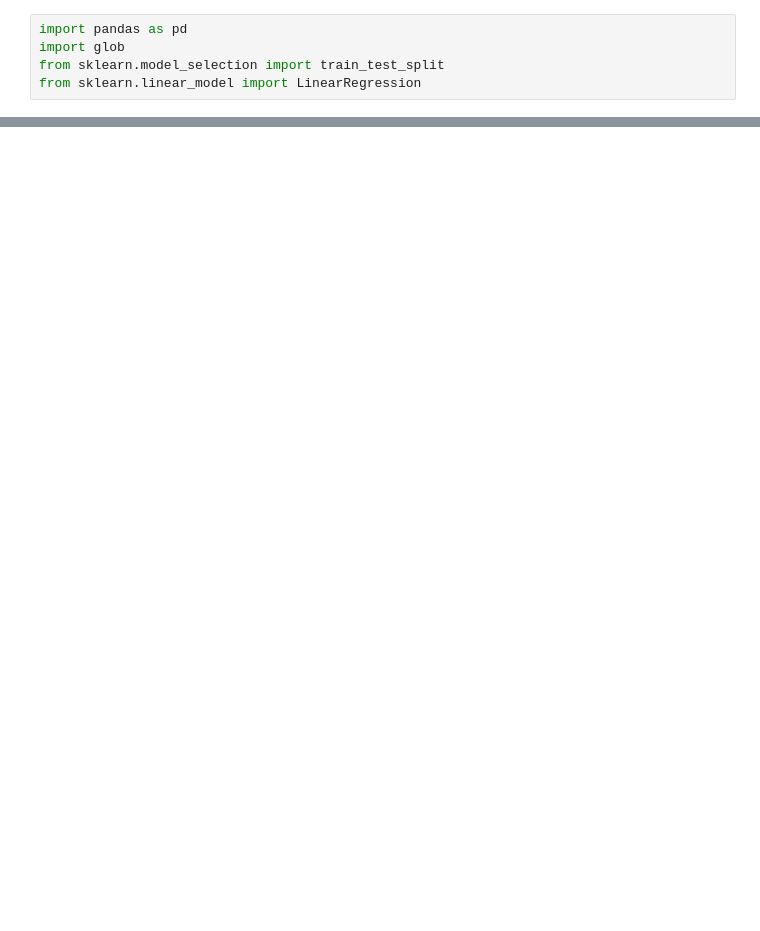
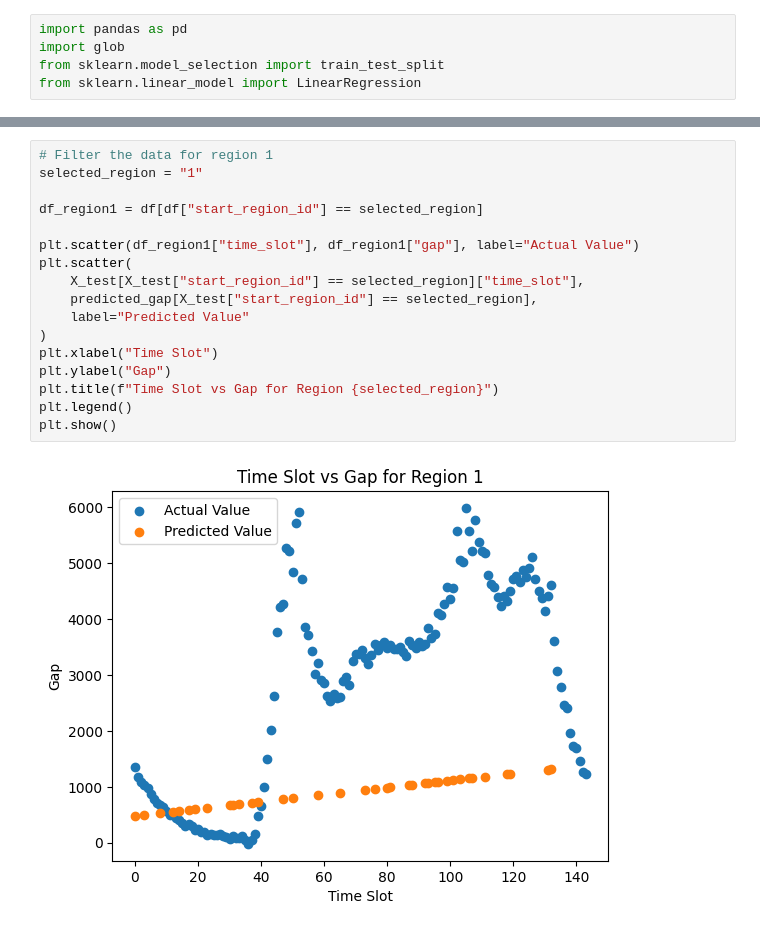
Before and after one commit to huzi0906/RideHailing_SupplyDemand_Prediction, a Jupyter notebook: i211102_i211187_Q.ipynb, the cells around one changed output, grey strips where cells are left out. Cells and saved outputs as stored; diff of their text form; blank space fills up the shorter version.

```diff
--- a/i211102_i211187_Q.ipynb
+++ b/i211102_i211187_Q.ipynb
@@ -92,0 +157,19 @@ plt.show()
+# %%
+# Filter the data for region 1
+selected_region = "1"
+
+df_region1 = df[df["start_region_id"] == selected_region]
+
+plt.scatter(df_region1["time_slot"], df_region1["gap"], label="Actual Value")
+plt.scatter(
+    X_test[X_test["start_region_id"] == selected_region]["time_slot"],
+    predicted_gap[X_test["start_region_id"] == selected_region],
+    label="Predicted Value"
+)
+plt.xlabel("Time Slot")
+plt.ylabel("Gap")
+plt.title(f"Time Slot vs Gap for Region {selected_region}")
+plt.legend()
+plt.show()
+# %% [output]
+[figure, added]
```
Also changed, not shown: parts of 12 cells of this notebook.
